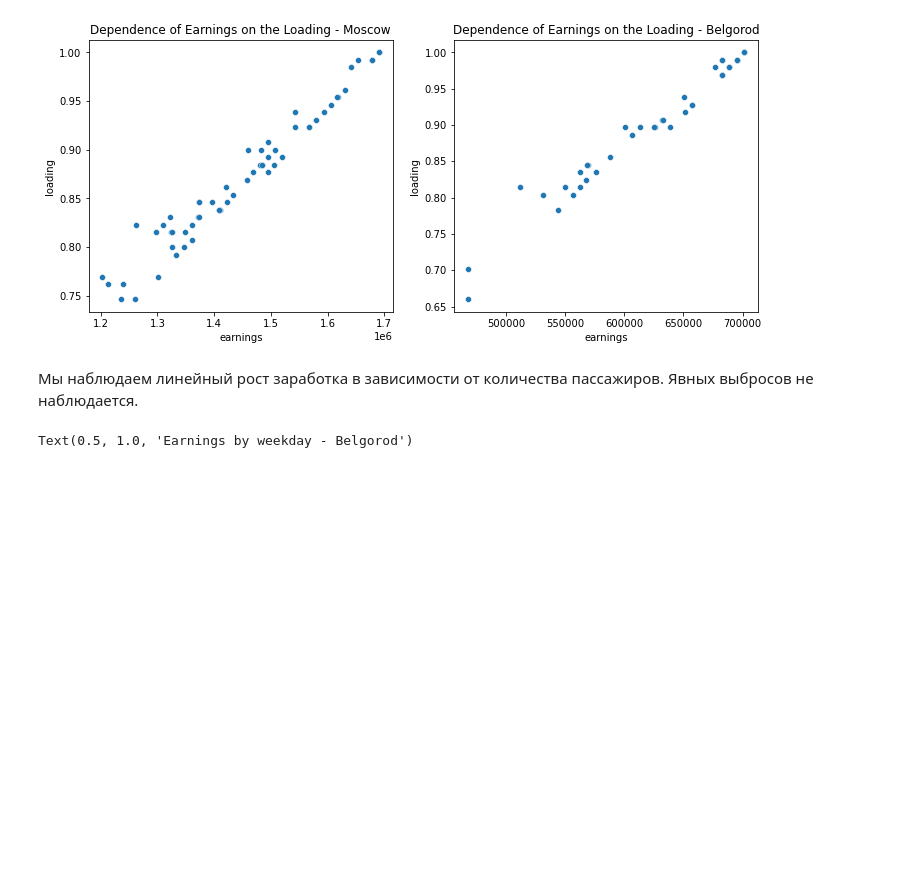
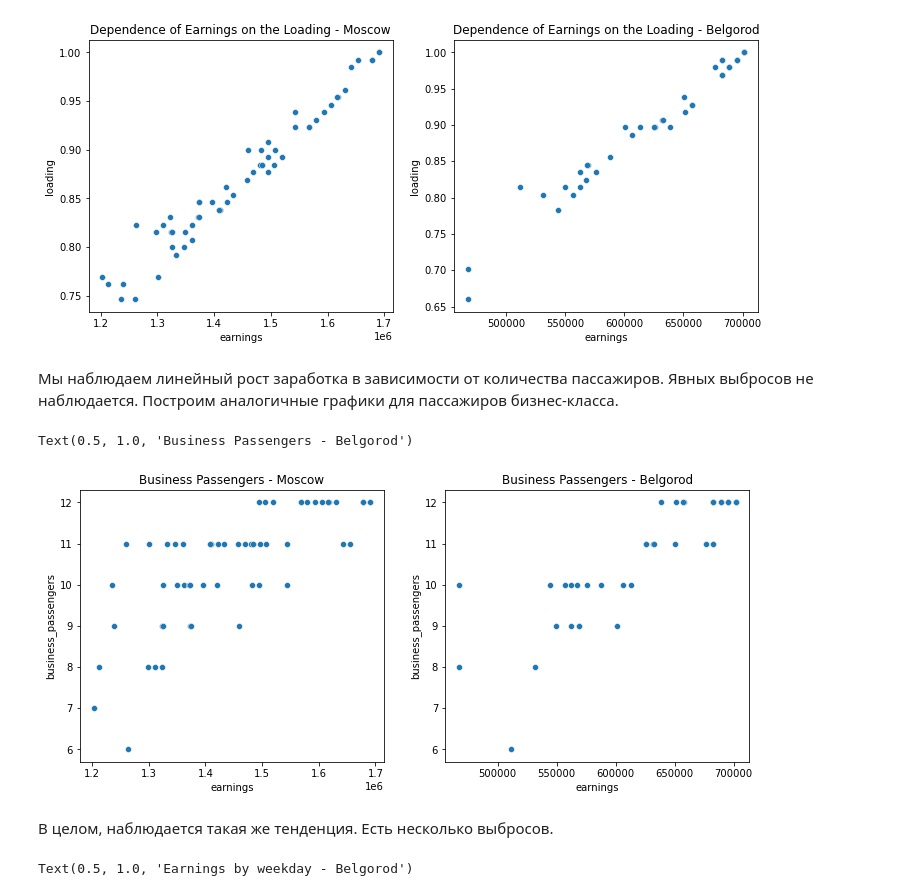
Before and after one commit to Golovolastik/skillfactory_rds, a Jupyter notebook: module_4/analysis.ipynb, the cells around one changed output. Cells and saved outputs as stored; diff of their text form; code cells hidden in the pictures; blank space fills up the shorter version.

```diff
--- a/module_4/analysis.ipynb
+++ b/module_4/analysis.ipynb
@@ -196,7 +192,20 @@ axes[1].set_title("Dependence of Earnings on the Loading - Belgorod")
 Text(0.5, 1.0, 'Dependence of Earnings on the Loading - Belgorod')
 [figure]
 # %% [markdown]
-Мы наблюдаем линейный рост заработка в зависимости от количества пассажиров. Явных выбросов не наблюдается.
+Мы наблюдаем линейный рост заработка в зависимости от количества пассажиров. Явных выбросов не наблюдается. Построим аналогичные графики для пассажиров бизнес-класса.
+# %%
+fig, axes = plt.subplots(1, 2, figsize=(12, 5))
+
+sns.scatterplot(y=moscow.business_passengers, x=moscow.earnings, ax=axes[0])
+axes[0].set_title("Business Passengers - Moscow")
+
+sns.scatterplot(y=belgorod.business_passengers, x=belgorod.earnings, ax=axes[1])
+axes[1].set_title("Business Passengers - Belgorod")
+# %% [output]
+Text(0.5, 1.0, 'Business Passengers - Belgorod')
+[figure, added]
+# %% [markdown]
+В целом, наблюдается такая же тенденция. Есть несколько выбросов.
 # %%
 fig, axes = plt.subplots(1, 2, figsize=(12, 5))
 
```
Also changed, not shown: parts of 17 cells of this notebook.
